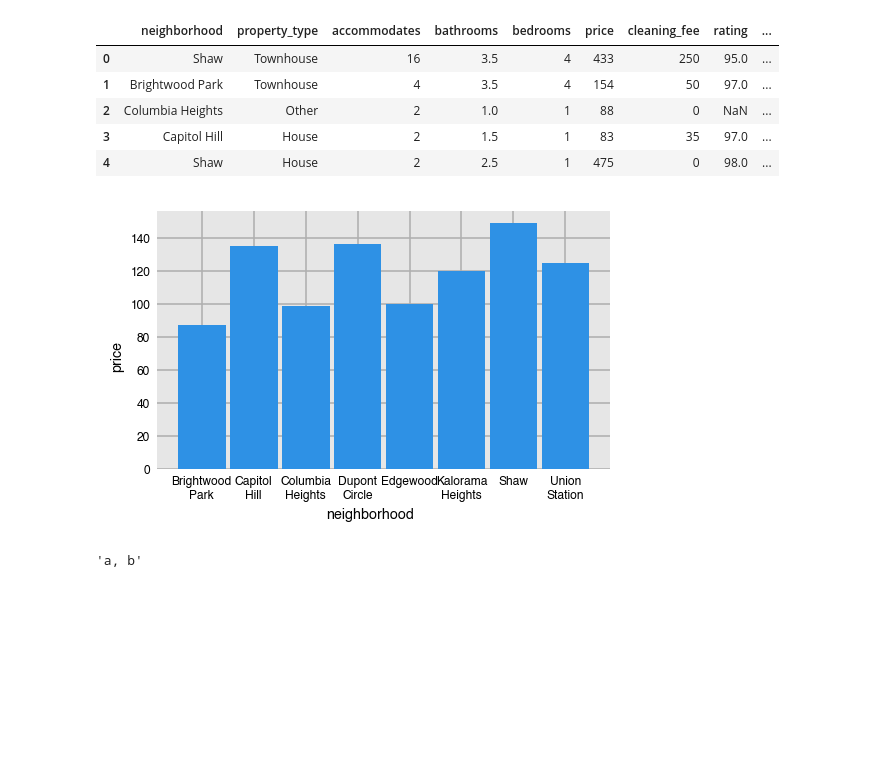
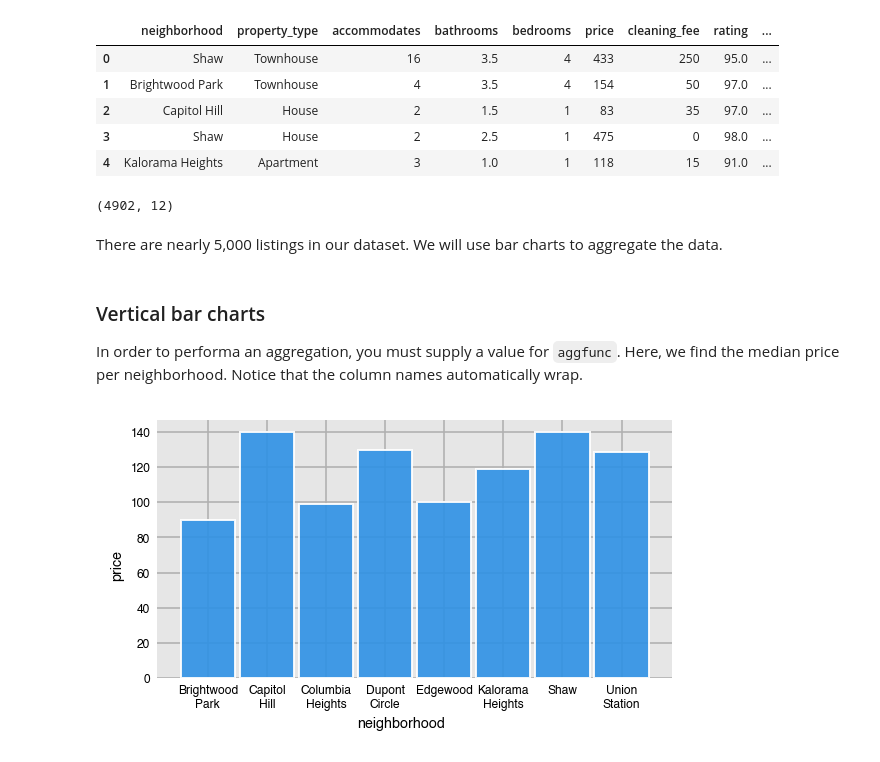
Before and after one commit to dexplo/dexplot, a Jupyter notebook: notebooks/Introduction to Dexplot.ipynb, the cells around one changed output. Cells and saved outputs as stored; diff of their text form; code cells hidden in the pictures; blank space fills up the shorter version.

Commit message:
order

```diff
--- a/notebooks/Introduction to Dexplot.ipynb
+++ b/notebooks/Introduction to Dexplot.ipynb
@@ -40,17 +71,27 @@ import pandas as pd
 import seaborn as sns
 import numpy as np
 import matplotlib.pyplot as plt
-airbnb = pd.read_csv('../data/airbnb.csv')
 pd.set_option('display.max_columns', None)
+airbnb = dxp.load_dataset('airbnb')
 airbnb.head()
 # %% [output]
 |  | neighborhood | property_type | accommodates | bathrooms | bedrooms | price | cleaning_fee | rating | ... |
 | 0 | Shaw | Townhouse | 16 | 3.5 | 4 | 433 | 250 | 95.0 | ... |
 | 1 | Brightwood Park | Townhouse | 4 | 3.5 | 4 | 154 | 50 | 97.0 | ... |
-| 2 | Columbia Heights | Other | 2 | 1.0 | 1 | 88 | 0 | NaN | ... |
-| 3 | Capitol Hill | House | 2 | 1.5 | 1 | 83 | 35 | 97.0 | ... |
-| 4 | Shaw | House | 2 | 2.5 | 1 | 475 | 0 | 98.0 | ... |
+| 2 | Capitol Hill | House | 2 | 1.5 | 1 | 83 | 35 | 97.0 | ... |
+| 3 | Shaw | House | 2 | 2.5 | 1 | 475 | 0 | 98.0 | ... |
+| 4 | Kalorama Heights | Apartment | 3 | 1.0 | 1 | 118 | 15 | 91.0 | ... |
+# %%
+airbnb.shape
+# %% [output]
+(4902, 12)
+# %% [markdown]
+There are nearly 5,000 listings in our dataset. We will use bar charts to aggregate the data.
+# %% [markdown]
+### Vertical bar charts
+
+In order to performa an aggregation, you must supply a value for `aggfunc`. Here, we find the median price per neighborhood. Notice that the column names automatically wrap.
 # %%
-dxp.bar(x='neighborhood', y='price', data=airbnb, aggfunc='median', sort='lex_asc')
+dxp.bar(x='neighborhood', y='price', data=airbnb, aggfunc='median')
 # %% [output]
-[figure, old version]
+[figure, new version]
@@ -59,4 +97,0 @@ d = {'a': 1, 'b': 2}
-# %%
-', '.join(d.keys())
-# %% [output]
-'a, b'
```
Also changed, not shown: parts of 11 cells of this notebook, 4 other files.
